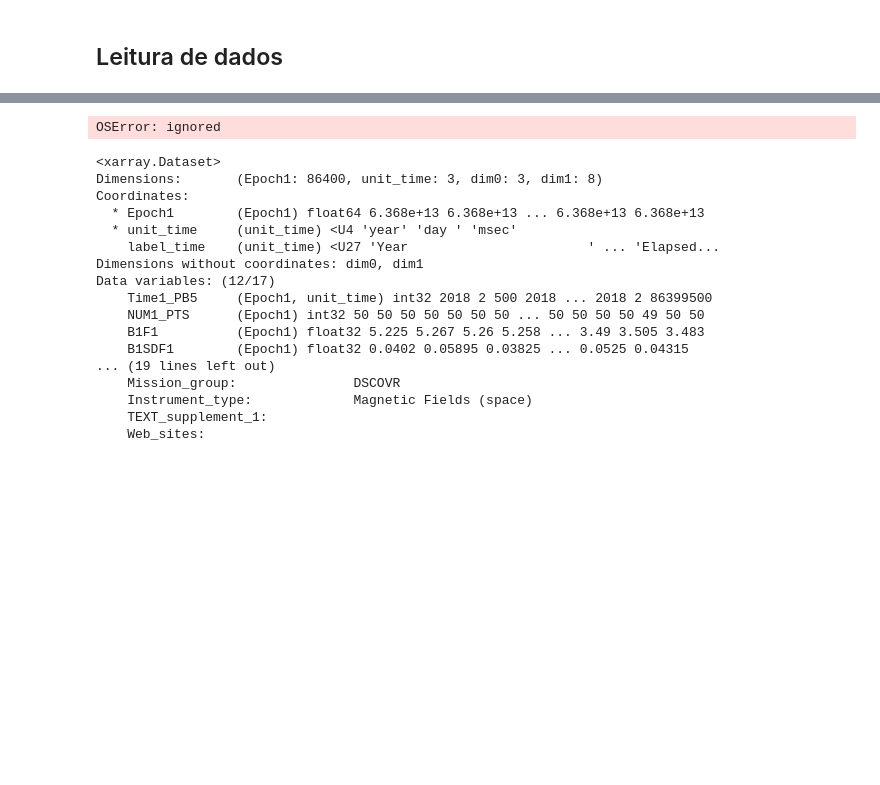
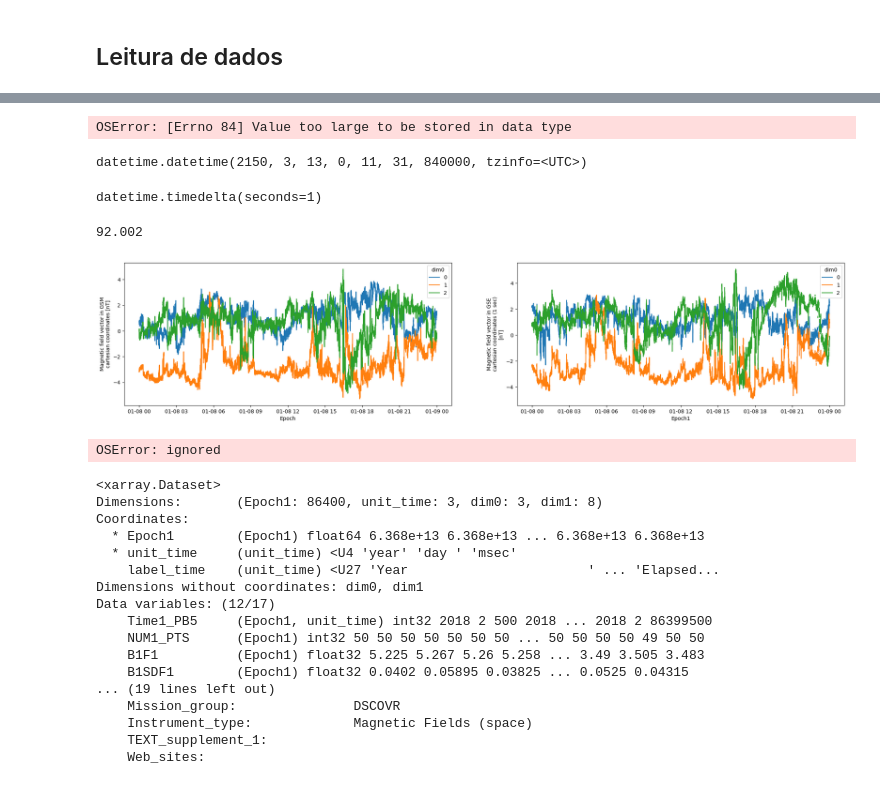
Before and after one commit to zemarchezi/NASASpaceApps, a Jupyter notebook: Read_Dataset.ipynb, the cells around one changed output, grey strips where cells are left out. Cells and saved outputs as stored; diff of their text form; code cells hidden in the pictures; blank space fills up the shorter version.

Commit message:
download data pyspedas

```diff
--- a/Read_Dataset.ipynb
+++ b/Read_Dataset.ipynb
@@ -29,6 +30,7 @@ def download_bwt_file(days, month, year='2022', data='wind', n=10):
             timestamp = f'{year:04d}{month:02d}{day:02d}'
             searchFilename = f"(" + filename.format(timestamp) + "_\w{3}\.cdf)"
             print(searchFilename)
+            print(url)
 
             content = requests.get(url).content
 
@@ -54,7 +56,7 @@ def download_bwt_file(days, month, year='2022', data='wind', n=10):
         url = 'https://cdaweb.gsfc.nasa.gov/pub/data/dscovr/h1/faraday_cup/'
         filename = "dscovr_h1_fc_{}"
     elif data == 'wind':
-        url = 'https://cdaweb.gsfc.nasa.gov/pub/data/wind/mfi/mfi_h2}/'
+        url = 'https://cdaweb.gsfc.nasa.gov/pub/data/wind/mfi/mfi_h2/'
         filename = 'wi_h2_mfi_{}'
     elif data == 'wind_ion':
         url = 'https://cdaweb.gsfc.nasa.gov/pub/data/wind/swe/swe_h1/'
@@ -76,4 +78,19 @@ def download_bwt_file(days, month, year='2022', data='wind', n=10):
         with open(f'{DATA_FOLDER}{data}/{filename}', 'wb') as f:
             f.write(response.content)
         downloaded += 1
+
+def load_cdf_files(data='wind'):
+    if data == 'dscovr':
+        base = 'dataset/dscovr/'
+    elif data == 'dscovr_ion':
+        base = 'dataset/dscovr_ion/'
+    elif data == 'wind':
+        base = 'dataset/wind/'
+    elif data == 'wind_ion':
+        base = 'dataset/wind_ion/'
+    else:
+        raise Exception('Conjunto de dados desconhecido')
+    files = glob.glob(os.path.join(base, '*.cdf'))
+    for f in files:
+        yield cdflib.cdf_to_xarray(f)
 # %%
@@ -91,2 +222,7 @@ dscovr_ds = load_cdf_files(data='dscovr')
 wind_ds = load_cdf_files(data='wind')
 wind_ion_ds = load_cdf_files(data='wind_ion')
+# %%
+dscovr = next(dscovr_ds)
+wind = next(wind_ds)
+dscovr_ion = next(dscovr_ion_ds)
+wind_ion = next(wind_ion_ds)
@@ -92,0 +231,10 @@ wind_ion_ds = load_cdf_files(data='wind_ion')
+# %%
+magnetic_field_wind = wind["BGSE"]
+magnetic_field_dscovr = dscovr["B1GSE"]
+magnetic_field_dscovr_mask = magnetic_field_dscovr.where(magnetic_field_dscovr != -1e+31)
+times_w = magnetic_field_wind["Epoch"].values
+times_d = magnetic_field_dscovr["Epoch1"].values
+time_dt_dsc = [datetime.datetime.fromtimestamp(i/1000, pytz.timezone("UTC")) for i in times_d]
+time_dt_wind = [datetime.datetime.fromtimestamp(i/1000, pytz.timezone("UTC")) for i in times_w]
+magnetic_field_dscovr_mask["Epoch1"] = time_dt_dsc
+magnetic_field_wind["Epoch"] = time_dt_wind
@@ -92,0 +243,8 @@ wind_ion_ds = load_cdf_files(data='wind_ion')
+# %%
+thermalSped = dscovr_ion["V_GSE"]
+thermalSpedMask = thermalSped.where(thermalSped != -1e+31)
+times_themr_ds = thermalSpedMask["Epoch"].values
+time_dt_dsc = [datetime.datetime.fromtimestamp(i, pytz.timezone("UTC")).strftime("%A, %B %d, %Y %I:%M:%S") for i in times_themr_ds]
+thermalSpedMask["Epoch"] = time_dt_dsc
+# %% [output]
+OSError: [Errno 84] Value too large to be stored in data type
@@ -93,3 +253,26 @@ wind_ion_ds = load_cdf_files(data='wind_ion')
+# %%
+datetime.datetime.fromtimestamp(times_themr_ds[0]/100000000, pytz.timezone("UTC"))
+# %% [output]
+datetime.datetime(2150, 3, 13, 0, 11, 31, 840000, tzinfo=<UTC>)
+# %%
+time_dt_dsc[2] - time_dt_dsc[1]
+# %% [output]
+datetime.timedelta(seconds=1)
+# %%
+(time_dt_wind[2] - time_dt_wind[1]).microseconds / 1000
+# %% [output]
+92.002
+# %%
+fig = plt.figure(figsize=(25, 5))
+fig.add_subplot(1, 2, 1)
+# plt.plot(time_dt_wind[:10000], magnetic_field_wind.values[:10000])
+magnetic_field_wind.plot.line(x="Epoch")
+fig.add_subplot(1, 2, 2)
+# plt.plot(time_dt_dsc[:10000], magnetic_field_dscovr_mask.values[:10000])
+magnetic_field_dscovr_mask.plot.line(x="Epoch1")
+plt.show()
+# %% [output]
+[figure, added]
 # %%
 def export_wind_df(ds, n_examples=10000):
   idx_file = 0
```
Also changed, not shown: parts of 10 cells of this notebook, 2 other files.
